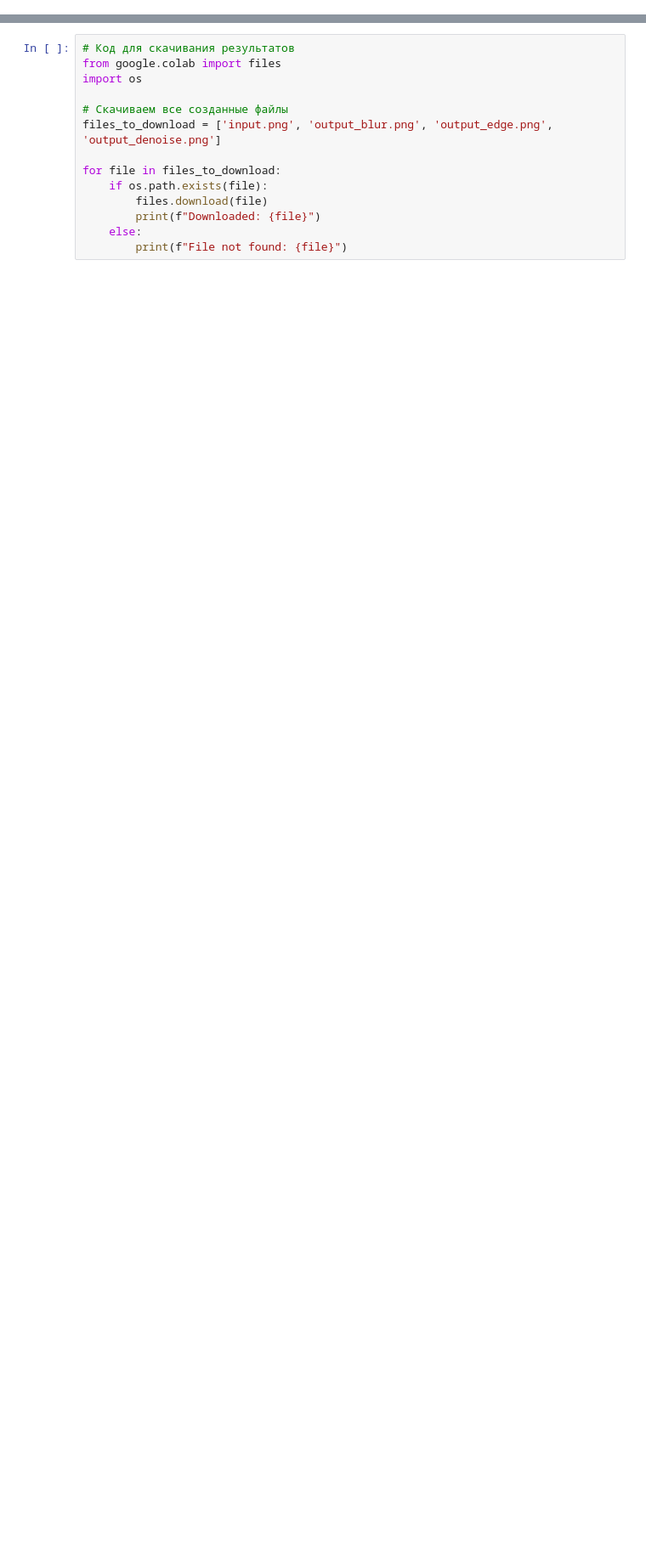
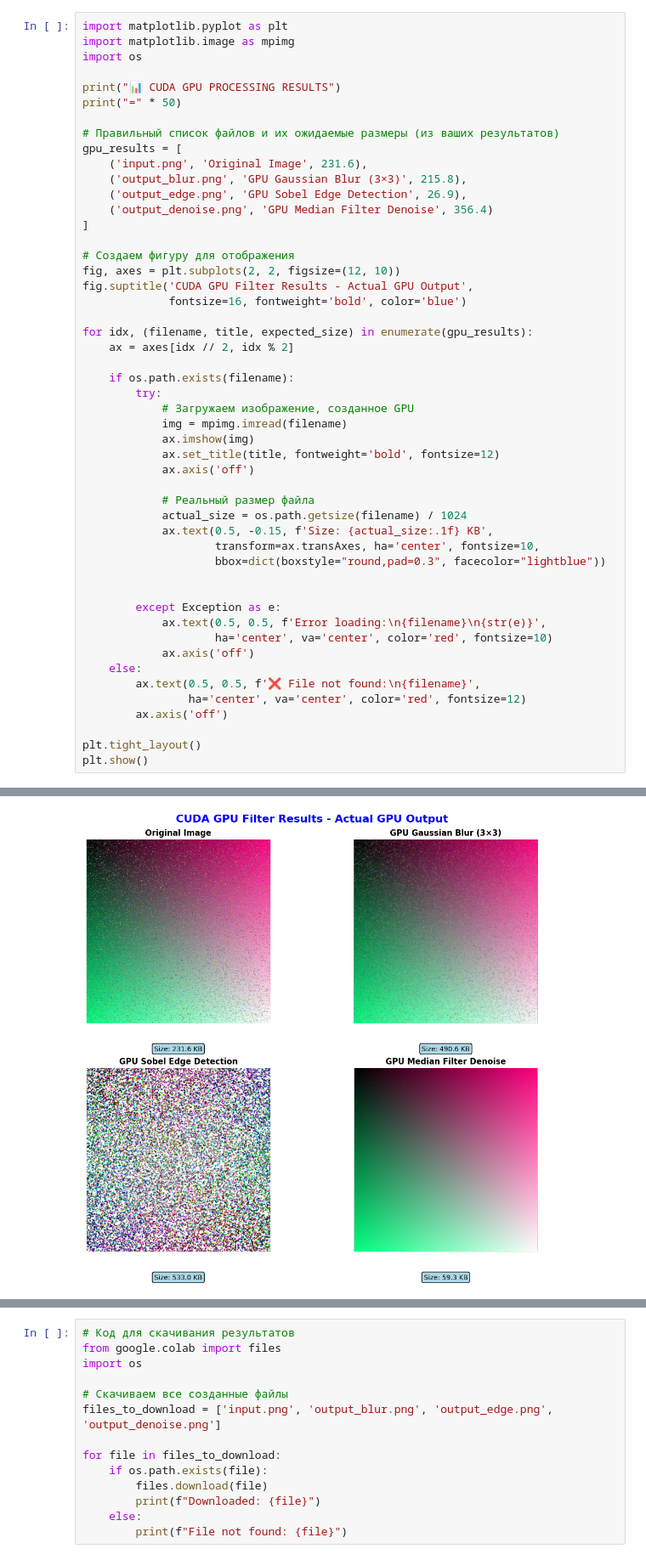
Before and after one commit to idk-whatisthis/programmGPU, a Jupyter notebook: lab_2_gpu_cuda.ipynb, the cells around one changed output, grey strips where cells are left out. Shown at 85% size. Cells and saved outputs as stored; diff of their text form; blank space fills up the shorter version.

```diff
--- a/lab_2_gpu_cuda.ipynb
+++ b/lab_2_gpu_cuda.ipynb
@@ -656,0 +535,51 @@ apply_all_filters('60426eb17fcafc2cd76061f8e65bb070.png')
+# %%
+import matplotlib.pyplot as plt
+import matplotlib.image as mpimg
+import os
+
+print("📊 CUDA GPU PROCESSING RESULTS")
+print("=" * 50)
+
+# Правильный список файлов и их ожидаемые размеры (из ваших результатов)
+gpu_results = [
+    ('input.png', 'Original Image', 231.6),
+    ('output_blur.png', 'GPU Gaussian Blur (3×3)', 215.8),
+    ('output_edge.png', 'GPU Sobel Edge Detection', 26.9),
+    ('output_denoise.png', 'GPU Median Filter Denoise', 356.4)
+]
+
+# Создаем фигуру для отображения
+fig, axes = plt.subplots(2, 2, figsize=(12, 10))
+fig.suptitle('CUDA GPU Filter Results - Actual GPU Output',
+             fontsize=16, fontweight='bold', color='blue')
+
+for idx, (filename, title, expected_size) in enumerate(gpu_results):
+    ax = axes[idx // 2, idx % 2]
+
+    if os.path.exists(filename):
+        try:
+            # Загружаем изображение, созданное GPU
+            img = mpimg.imread(filename)
+            ax.imshow(img)
+            ax.set_title(title, fontweight='bold', fontsize=12)
+            ax.axis('off')
+
+            # Реальный размер файла
+            actual_size = os.path.getsize(filename) / 1024
+            ax.text(0.5, -0.15, f'Size: {actual_size:.1f} KB',
+                    transform=ax.transAxes, ha='center', fontsize=10,
+                    bbox=dict(boxstyle="round,pad=0.3", facecolor="lightblue"))
+
+
+        except Exception as e:
+            ax.text(0.5, 0.5, f'Error loading:\n{filename}\n{str(e)}',
+                    ha='center', va='center', color='red', fontsize=10)
+            ax.axis('off')
+    else:
+        ax.text(0.5, 0.5, f'❌ File not found:\n{filename}',
+                ha='center', va='center', color='red', fontsize=12)
+        ax.axis('off')
+
+plt.tight_layout()
+plt.show()
+# %% [output]
@@ -656,0 +588 @@ apply_all_filters('60426eb17fcafc2cd76061f8e65bb070.png')
+[figure, added]
```
Also changed, not shown: parts of 11 cells of this notebook.
